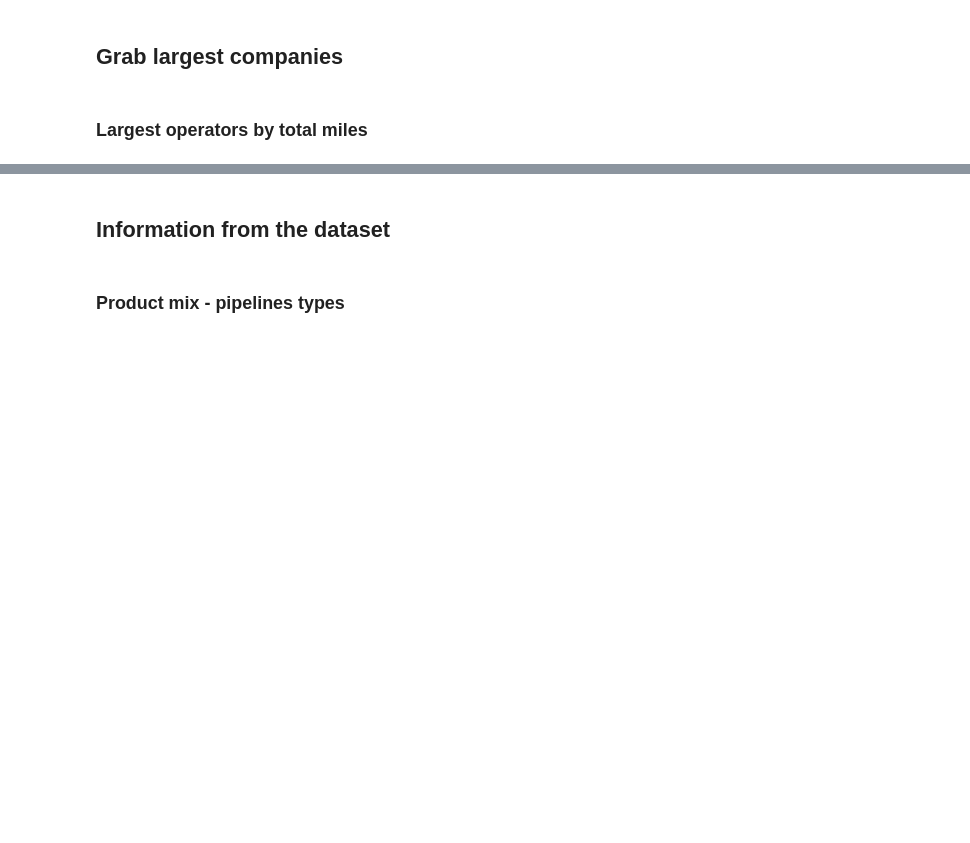
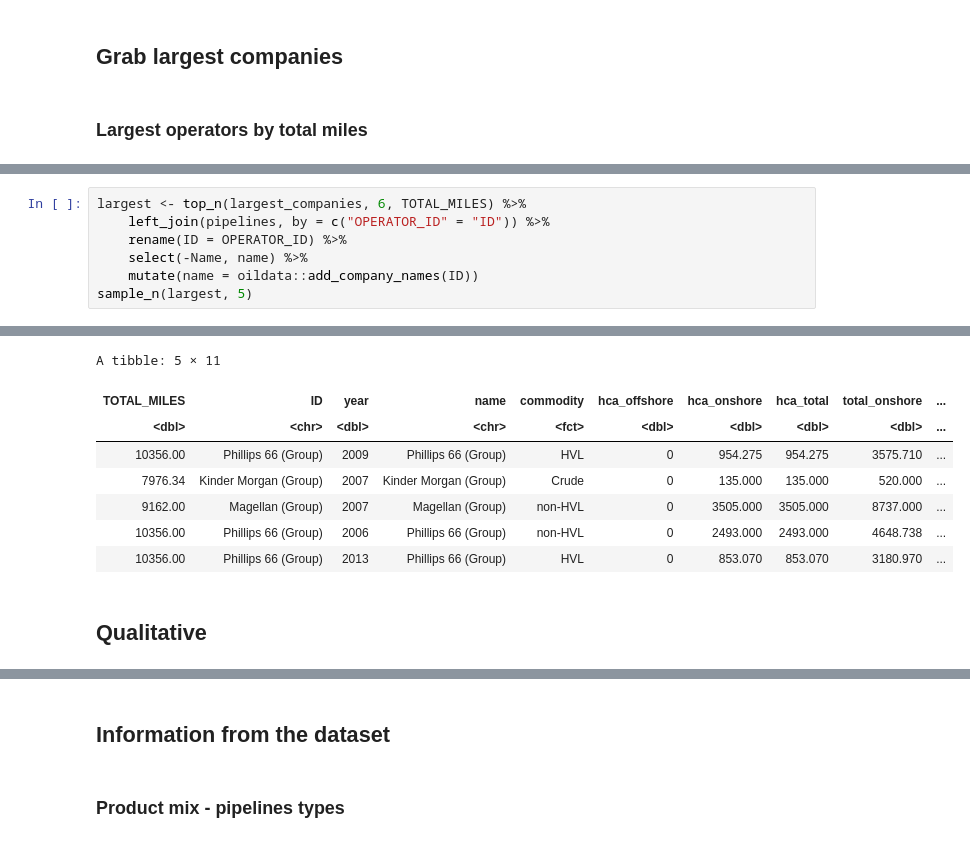
Before and after one commit to julianbarg/spills, a Jupyter notebook: presentations/explore_data_variance/explore_data_variance.ipynb, the cells around one changed output, grey strips where cells are left out. Saved outputs shown, nothing was run; the diff lists cells and outputs as text; blank space fills up the shorter version.

```diff
--- a/presentations/explore_data_variance/explore_data_variance.ipynb
+++ b/presentations/explore_data_variance/explore_data_variance.ipynb
@@ -120,0 +189,8 @@ largest_companies %>%
+# %%
+largest <- top_n(largest_companies, 6, TOTAL_MILES) %>%
+    left_join(pipelines, by = c("OPERATOR_ID" = "ID")) %>%
+    rename(ID = OPERATOR_ID) %>%
+    select(-Name, name) %>%
+    mutate(name = oildata::add_company_names(ID))
+sample_n(largest, 5)
+# %% [output]
@@ -120,0 +199,10 @@ largest_companies %>%
+A tibble: 5 × 11
+| TOTAL_MILES | ID | year | name | commodity | hca_offshore | hca_onshore | hca_total | total_onshore | ... |
+| <dbl> | <chr> | <dbl> | <chr> | <fct> | <dbl> | <dbl> | <dbl> | <dbl> | ... |
+| 10356.00 | Phillips 66 (Group) | 2009 | Phillips 66 (Group) | HVL | 0 | 954.275 | 954.275 | 3575.710 | ... |
+| 7976.34 | Kinder Morgan (Group) | 2007 | Kinder Morgan (Group) | Crude | 0 | 135.000 | 135.000 | 520.000 | ... |
+| 9162.00 | Magellan (Group) | 2007 | Magellan (Group) | non-HVL | 0 | 3505.000 | 3505.000 | 8737.000 | ... |
+| 10356.00 | Phillips 66 (Group) | 2006 | Phillips 66 (Group) | non-HVL | 0 | 2493.000 | 2493.000 | 4648.738 | ... |
+| 10356.00 | Phillips 66 (Group) | 2013 | Phillips 66 (Group) | HVL | 0 | 853.070 | 853.070 | 3180.970 | ... |
+# %% [markdown]
+## Qualitative
```
Also changed, not shown: parts of 42 cells of this notebook, 4 other files.
